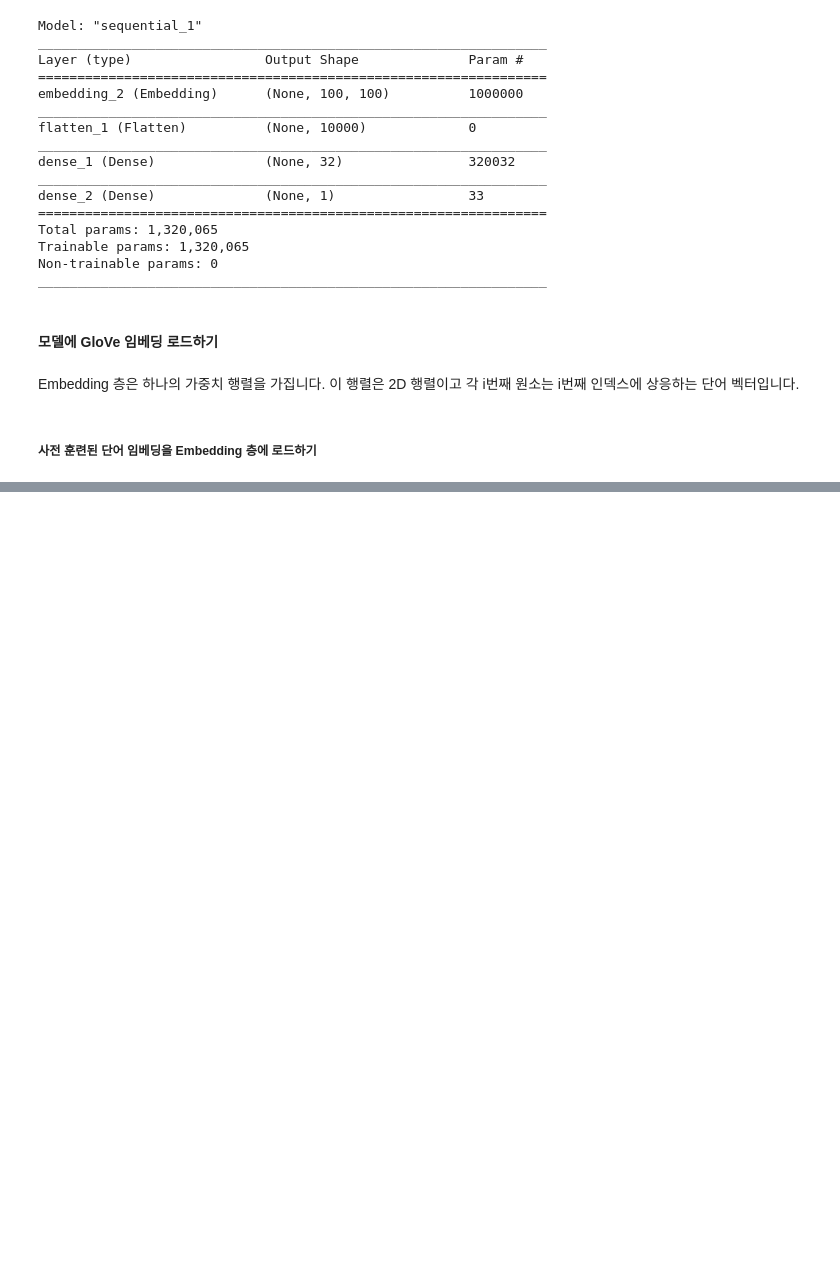
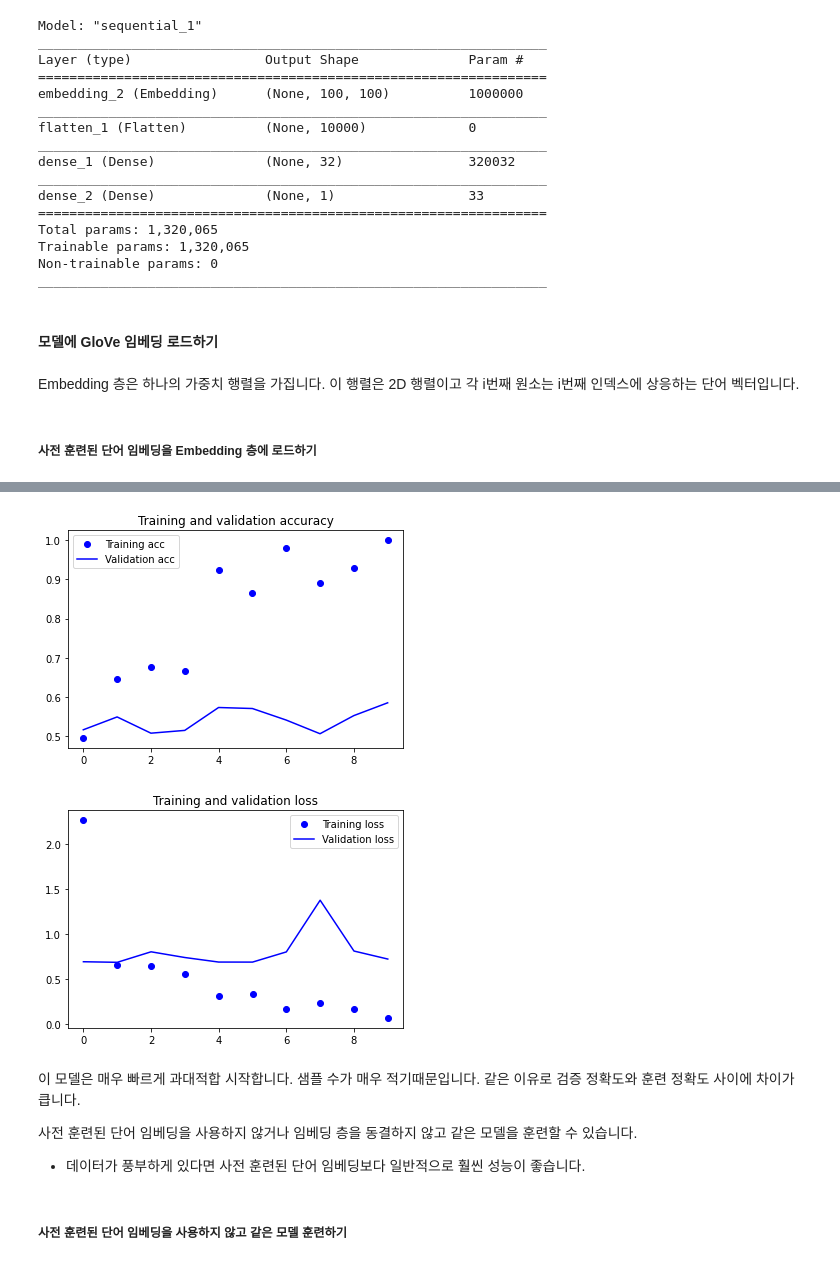
Before and after one commit to michaelhur/TIL, a Jupyter notebook: DL/keras/6.1 텍스트 데이터 다루기.ipynb, the cells around one changed output, grey strips where cells are left out. Saved outputs shown, nothing was run; the diff lists cells and outputs as text; code cells hidden in the pictures; blank space fills up the shorter version.

```diff
--- a/DL/keras/6.1 텍스트 데이터 다루기.ipynb
+++ b/DL/keras/6.1 텍스트 데이터 다루기.ipynb
@@ -449,0 +455,8 @@ model.layers[0].trainable = False
+# %%
+model.compile(optimizer = 'rmsprop',
+              loss = 'binary_crossentropy',
+              metrics = ['acc'])
+
+history = model.fit(x_train, y_train, epochs = 10, batch_size = 32, validation_data = (x_val, y_val))
+
+model.save_weights("pretrained_glove_model.h5")
@@ -449,0 +481,33 @@ model.layers[0].trainable = False
+# %%
+import matplotlib.pyplot as plt
+
+acc = history.history['acc']
+val_acc = history.history['val_acc']
+loss = history.history['loss']
+val_loss = history.history['val_loss']
+
+epochs = range(len(acc))
+
+plt.plot(epochs, acc, 'bo', label='Training acc')
+plt.plot(epochs, val_acc, 'b', label='Validation acc')
+plt.title('Training and validation accuracy')
+plt.legend()
+
+plt.figure()
+
+plt.plot(epochs, loss, 'bo', label='Training loss')
+plt.plot(epochs, val_loss, 'b', label='Validation loss')
+plt.title('Training and validation loss')
+plt.legend()
+
+plt.show()
+# %% [output]
+[figure, added]
+[figure, added]
+# %% [markdown]
+이 모델은 매우 빠르게 과대적합 시작합니다. 샘플 수가 매우 적기때문입니다. 같은 이유로 검증 정확도와 훈련 정확도 사이에 차이가 큽니다.
+
+사전 훈련된 단어 임베딩을 사용하지 않거나 임베딩 층을 동결하지 않고 같은 모델을 훈련할 수 있습니다.
+* 데이터가 풍부하게 있다면 사전 훈련된 단어 임베딩보다 일반적으로 훨씬 성능이 좋습니다.
+# %% [markdown]
+##### 사전 훈련된 단어 임베딩을 사용하지 않고 같은 모델 훈련하기
```
Also changed, not shown: parts of 13 cells of this notebook, 19 other files.
